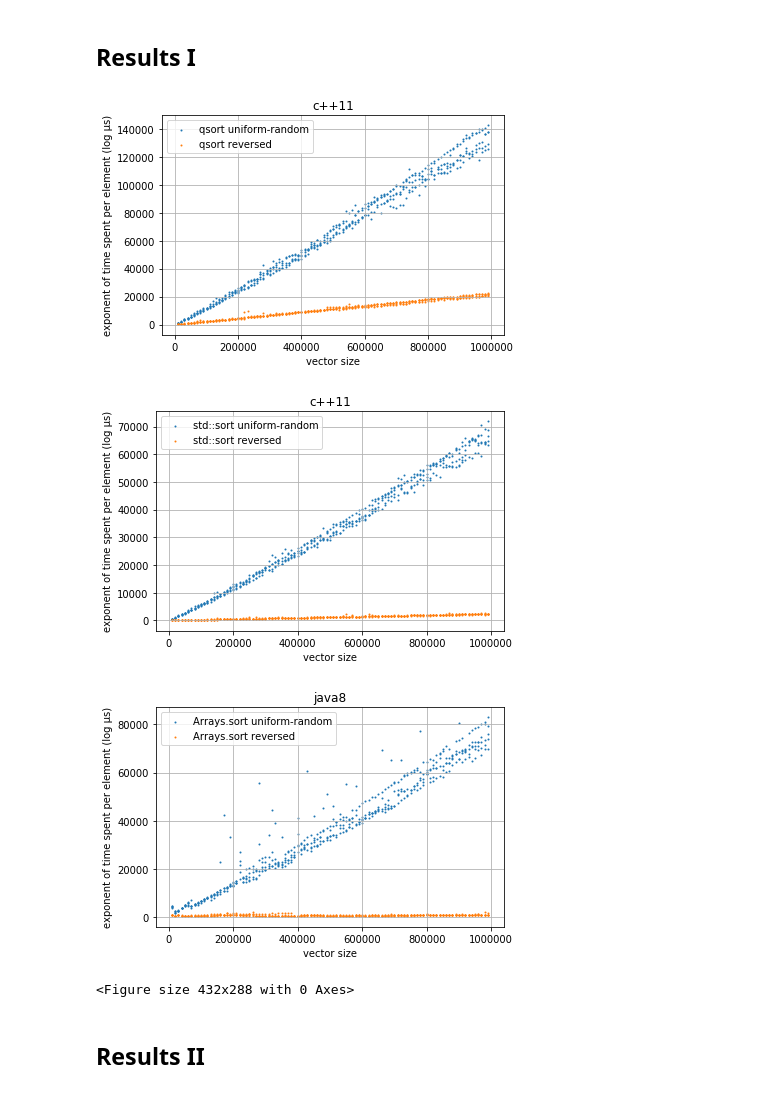
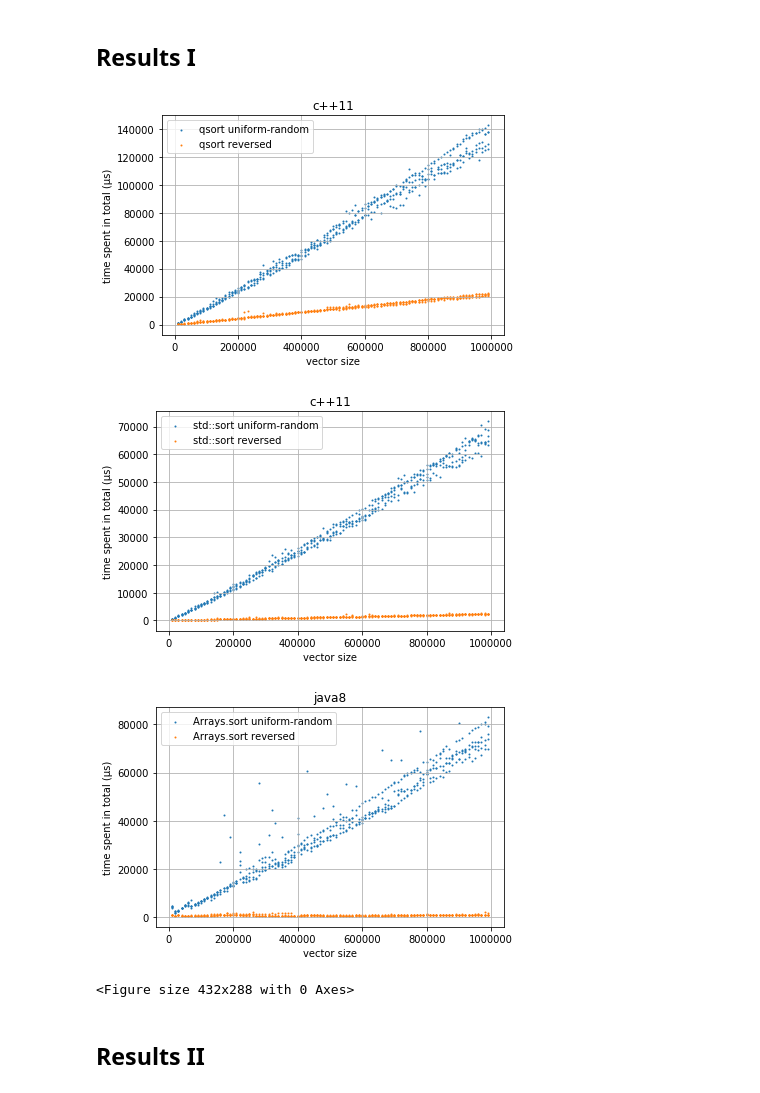
Before and after one commit to izgzhen/benchmark-sort, a Jupyter notebook: explore.ipynb, the cells around one changed output. Cells and saved outputs as stored; diff of their text form; code cells hidden in the pictures.

```diff
--- a/explore.ipynb
+++ b/explore.ipynb
@@ -82,3 +82,5 @@ pickle.dump(results, open("results.pkl", "wb"))
+# %%
+results = pickle.load(open("results.pkl", "rb"))
 # %%
 for result in results:
     (algo, subalgo, dist, xs, ys) = result
@@ -98,28 +100,28 @@ import numpy as np
 # %%
 for algo, subalgos in xyss.items():
     for subalgo, dist_xys in subalgos.items():
         plt.title(algo)
         plt.xlabel("vector size")
-        plt.ylabel("exponent of time spent per element (log μs)")
+        plt.ylabel("time spent in total (μs)")
         for dist, xys in dist_xys.items():
             xys = zip(xys[0], xys[1])
             xys = sorted(xys, key=lambda p:p[0])
             xs = [ x for x, _ in xys ]
             ys = [ y for x, y in xys ]
             if xs is None:
                 continue
             plt.scatter(xs, ys, label=algo_alias[subalgo] + " " + dist, s=1)
 
         plt.legend()
         plt.grid()
         plt.tight_layout()
         plt.savefig(algo + "-" + subalgo + ".png")
         plt.show()
         plt.clf()
 # %% [output]
-[figure, old version]
+[figure, new version]
-[figure, old version]
+[figure, new version]
-[figure, old version]
+[figure, new version]
 <Figure size 432x288 with 0 Axes>
 # %% [markdown]
 ## Results II
```
Also changed, not shown: parts of 4 cells of this notebook, 7 other files.
